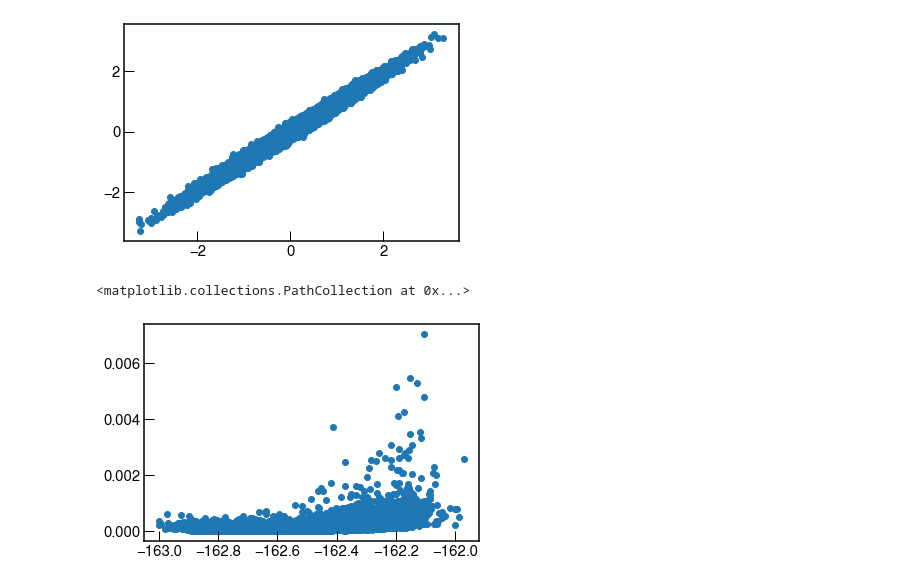
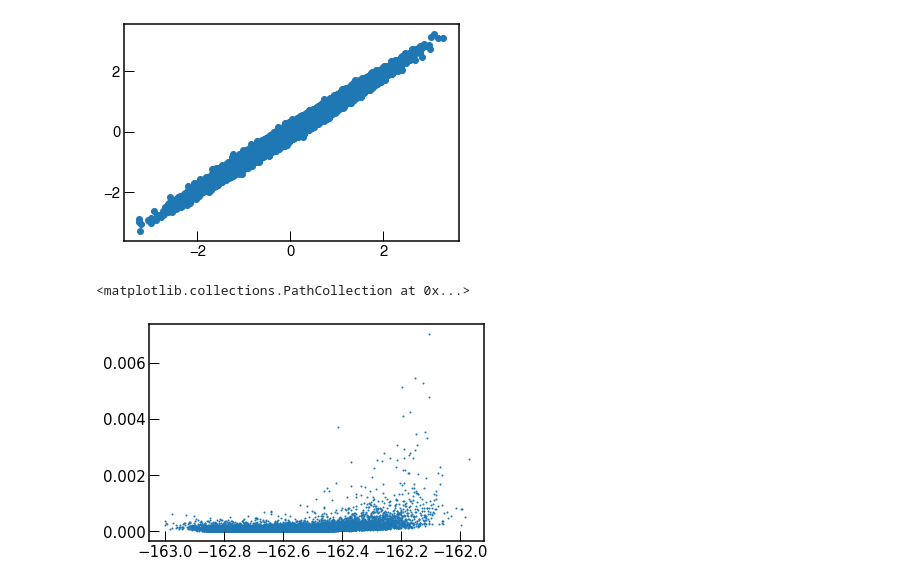
Before and after one commit to MorrowChem/Ge_analysis_local, a Jupyter notebook: MTP_from_GAP_rmse.ipynb, the cells around one changed output. Saved outputs shown, nothing was run; the diff lists cells and outputs as text; code cells hidden in the pictures.

```diff
--- a/MTP_from_GAP_rmse.ipynb
+++ b/MTP_from_GAP_rmse.ipynb
@@ -1116,7 +1107,7 @@ axs.scatter(u24_rand_retrain.arrays['GAP18_force'],
 # %%
 fig, axs = plt.subplots()
 axs.scatter(u24_rand_retrain.arrays['GAP18_energies'],
-            u24_rand_retrain.arrays['GAP18_variance'])
+            u24_rand_retrain.arrays['GAP18_variance'], s=1)
 # %% [output]
 <matplotlib.collections.PathCollection at 0x...>
-[figure, old version]
+[figure, new version]
```
Also changed, not shown: parts of 6 cells of this notebook, 3 other files.
